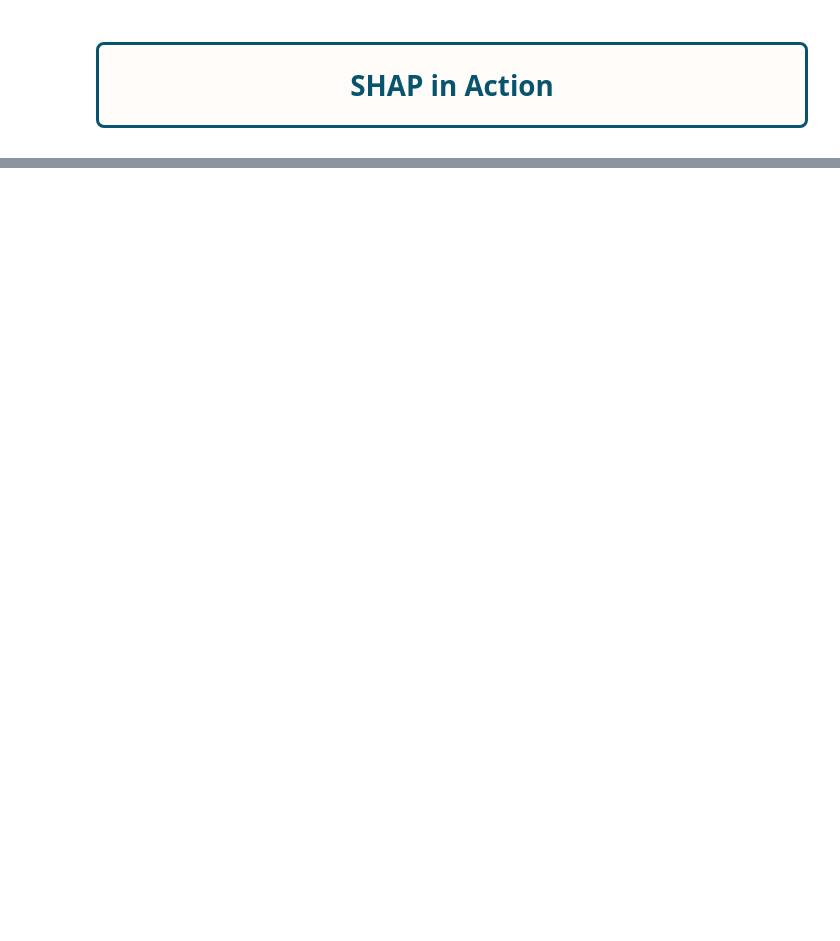
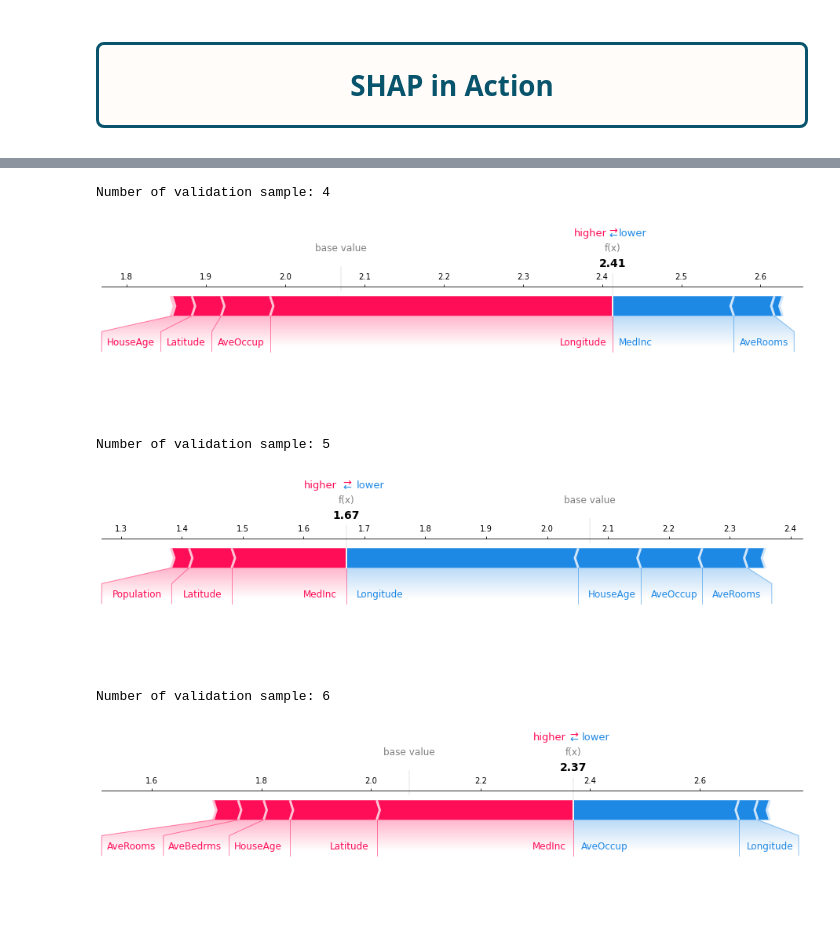
Before and after one commit to mateuszk098/kaggle-notebooks, a Jupyter notebook: playground_series_s3e19/notes.ipynb, the cells around one changed output, grey strips where cells are left out. Drawn from its saved outputs; the diff is of its cells as text; code cells hidden in the pictures; blank space fills up the shorter version.

```diff
--- a/playground_series_s3e19/notes.ipynb
+++ b/playground_series_s3e19/notes.ipynb
@@ -445,0 +519,33 @@ Sum of average prediction and all Shapley values: 1.92037
+# %%
+X, y = fetch_california_housing(return_X_y=True, as_frame=True)
+X_train, X_valid, y_train, y_valid = train_test_split(X, y, test_size=0.1, random_state=42)
+
+tree_model = RandomForestRegressor(random_state=42).fit(X_train, y_train)
+feature_names = X_train.columns.to_list()
+
+tree_explainer = shap.explainers.Tree(
+    tree_model,
+    model_output="raw",  # Explain raw output of the model (output of predict method).
+    feature_names=feature_names,
+)
+
+tree_explainer.expected_value = tree_explainer.expected_value[0]
+# %%
+shap_output = tree_explainer(X_valid[:100])
+# %%
+for sample_no in np.arange(4, 7):
+    print(CLR + "Number of validation sample:", RED + str(sample_no))
+    shap.plots.force(
+        tree_explainer.expected_value,
+        shap_output.values[sample_no],
+        feature_names=feature_names,
+        matplotlib=True,
+        figsize=(16, 3),
+    )
+# %% [output]
+Number of validation sample: 4
+[figure, added]
+Number of validation sample: 5
+[figure, added]
+Number of validation sample: 6
+[figure, added]
```
Also changed, not shown: parts of 17 cells of this notebook.
